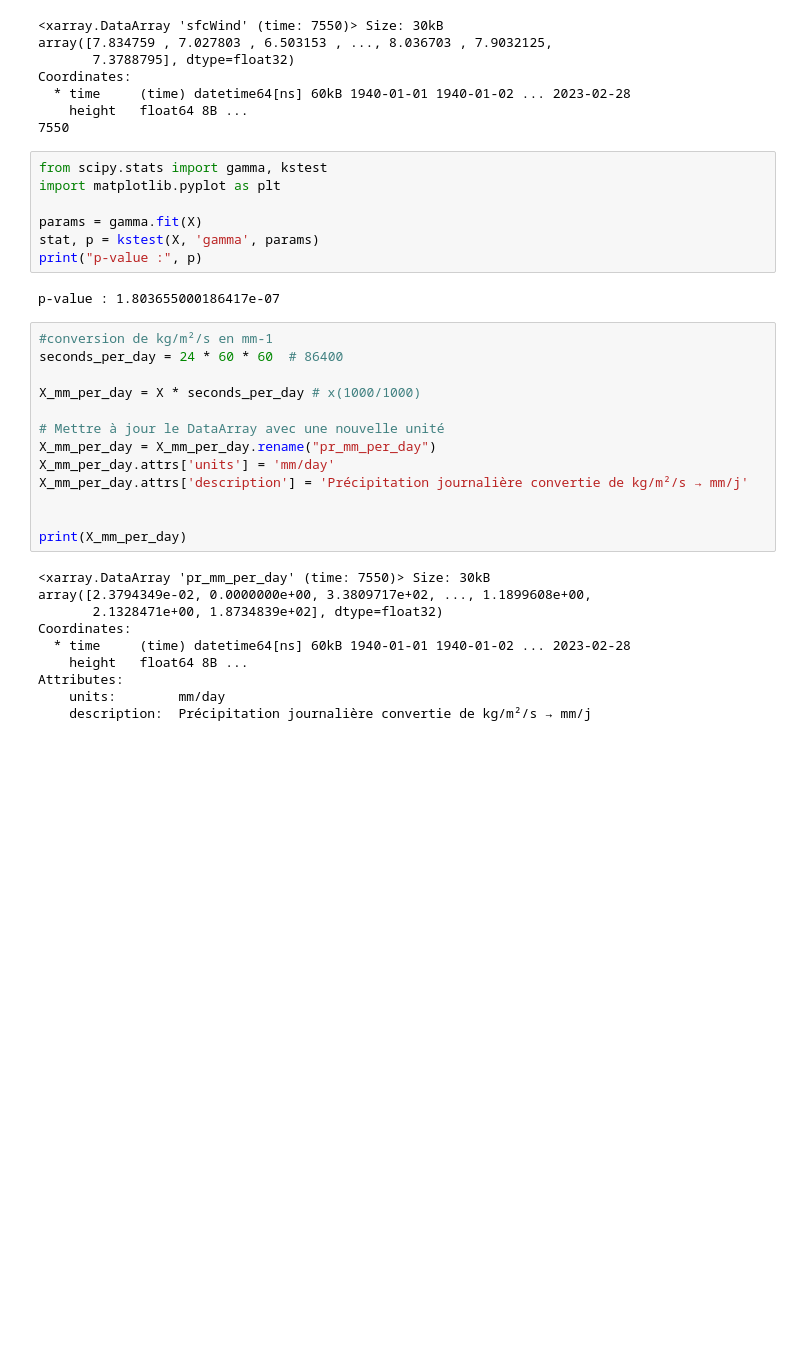
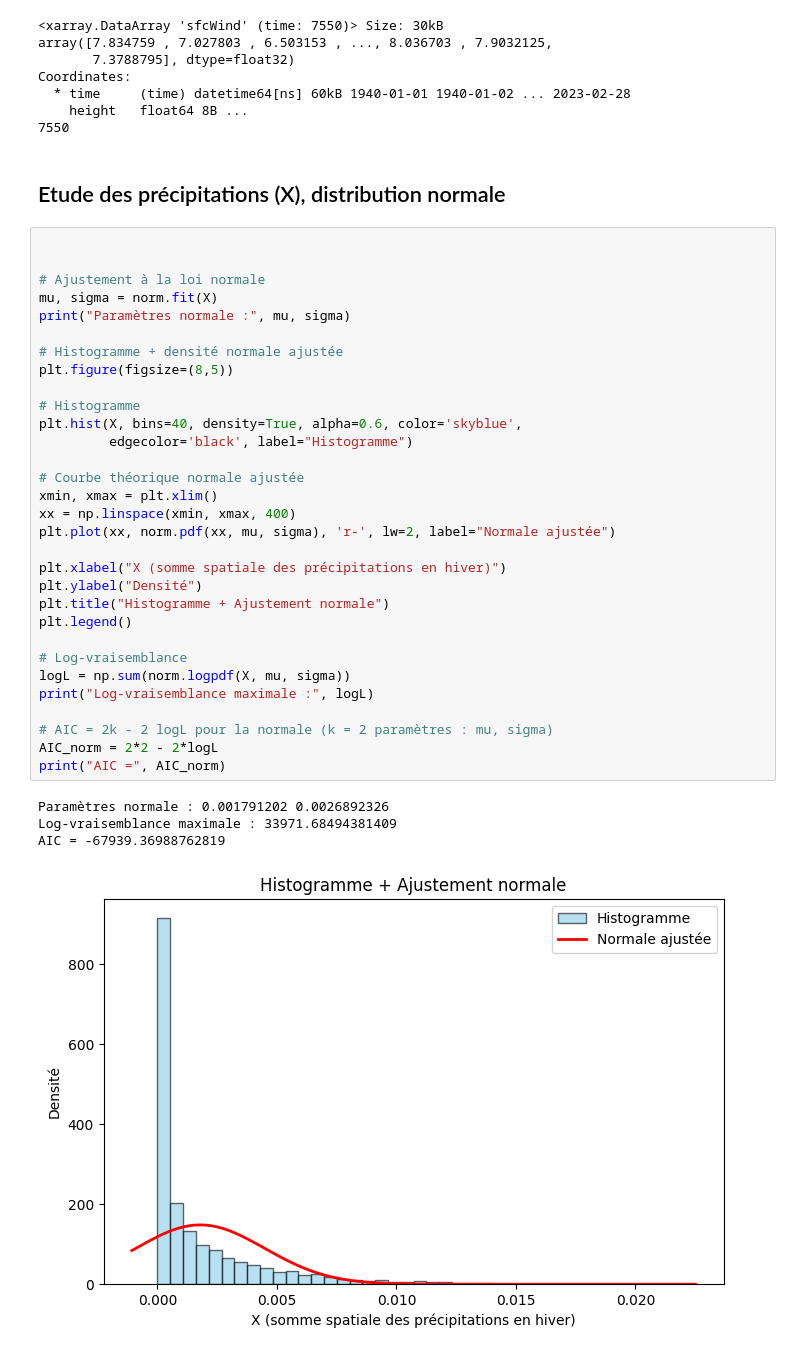
Before and after one commit to Faza20-lab/Projet_stats, a Jupyter notebook: Projet_stats.ipynb, the cells around one changed output. Saved outputs shown, nothing was run; the diff lists cells and outputs as text; blank space fills up the shorter version.

```diff
--- a/Projet_stats.ipynb
+++ b/Projet_stats.ipynb
@@ -189,35 +216,41 @@ Coordinates:
   * time     (time) datetime64[ns] 60kB 1940-01-01 1940-01-02 ... 2023-02-28
     height   float64 8B ...
 7550
-# %%
-from scipy.stats import gamma, kstest
-import matplotlib.pyplot as plt
-
-params = gamma.fit(X)
-stat, p = kstest(X, 'gamma', params)
-print("p-value :", p)
-# %% [output]
-p-value : 1.803655000186417e-07
-# %%
-#conversion de kg/m²/s en mm-1
-seconds_per_day = 24 * 60 * 60  # 86400
-
-X_mm_per_day = X * seconds_per_day # x(1000/1000)
-
-# Mettre à jour le DataArray avec une nouvelle unité
-X_mm_per_day = X_mm_per_day.rename("pr_mm_per_day")
-X_mm_per_day.attrs['units'] = 'mm/day'
-X_mm_per_day.attrs['description'] = 'Précipitation journalière convertie de kg/m²/s → mm/j'
-
-
-print(X_mm_per_day)
-# %% [output]
-<xarray.DataArray 'pr_mm_per_day' (time: 7550)> Size: 30kB
-array([2.3794349e-02, 0.0000000e+00, 3.3809717e+02, ..., 1.1899608e+00,
-       2.1328471e+00, 1.8734839e+02], dtype=float32)
-Coordinates:
-  * time     (time) datetime64[ns] 60kB 1940-01-01 1940-01-02 ... 2023-02-28
-    height   float64 8B ...
-Attributes:
-    units:        mm/day
-    description:  Précipitation journalière convertie de kg/m²/s → mm/j
+# %% [markdown]
+## Etude des précipitations (X), distribution normale
+# %%
+
+
+# Ajustement à la loi normale
+mu, sigma = norm.fit(X)
+print("Paramètres normale :", mu, sigma)
+
+# Histogramme + densité normale ajustée
+plt.figure(figsize=(8,5))
+
+# Histogramme
+plt.hist(X, bins=40, density=True, alpha=0.6, color='skyblue',
+         edgecolor='black', label="Histogramme")
+
+# Courbe théorique normale ajustée
+xmin, xmax = plt.xlim()
+xx = np.linspace(xmin, xmax, 400)
+plt.plot(xx, norm.pdf(xx, mu, sigma), 'r-', lw=2, label="Normale ajustée")
+
+plt.xlabel("X (somme spatiale des précipitations en hiver)")
+plt.ylabel("Densité")
+plt.title("Histogramme + Ajustement normale")
+plt.legend()
+
+# Log-vraisemblance
+logL = np.sum(norm.logpdf(X, mu, sigma))
+print("Log-vraisemblance maximale :", logL)
+
+# AIC = 2k - 2 logL pour la normale (k = 2 paramètres : mu, sigma)
+AIC_norm = 2*2 - 2*logL
+print("AIC =", AIC_norm)
+# %% [output]
+Paramètres normale : 0.001791202 0.0026892326
+Log-vraisemblance maximale : 33971.68494381409
+AIC = -67939.36988762819
+[figure, added]
```
Also changed, not shown: parts of 9 cells of this notebook.
